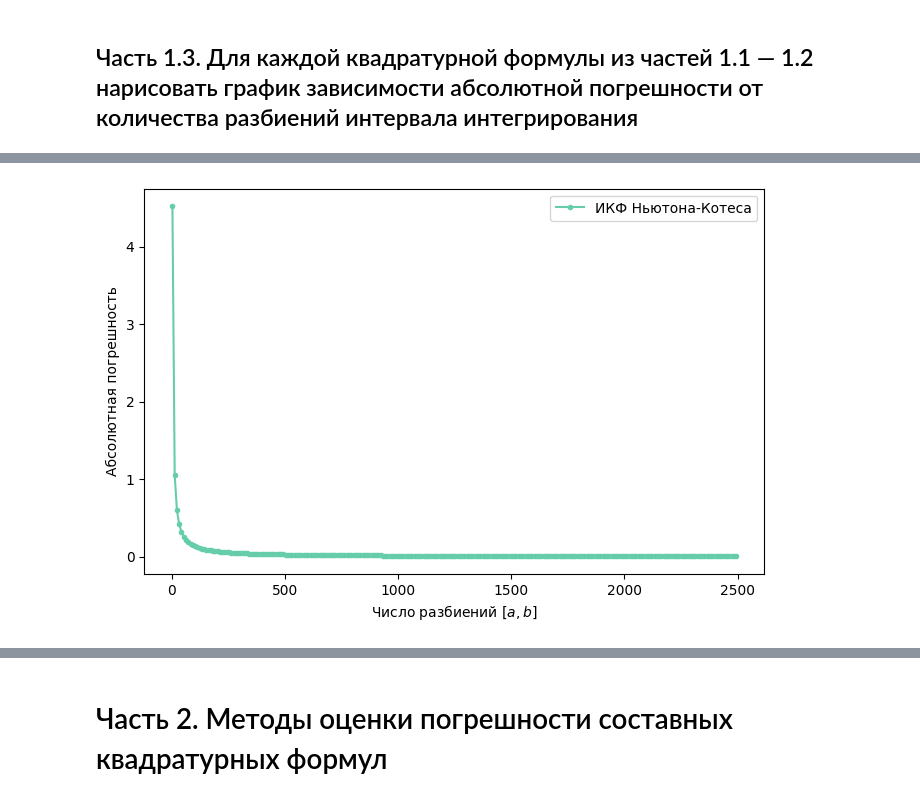
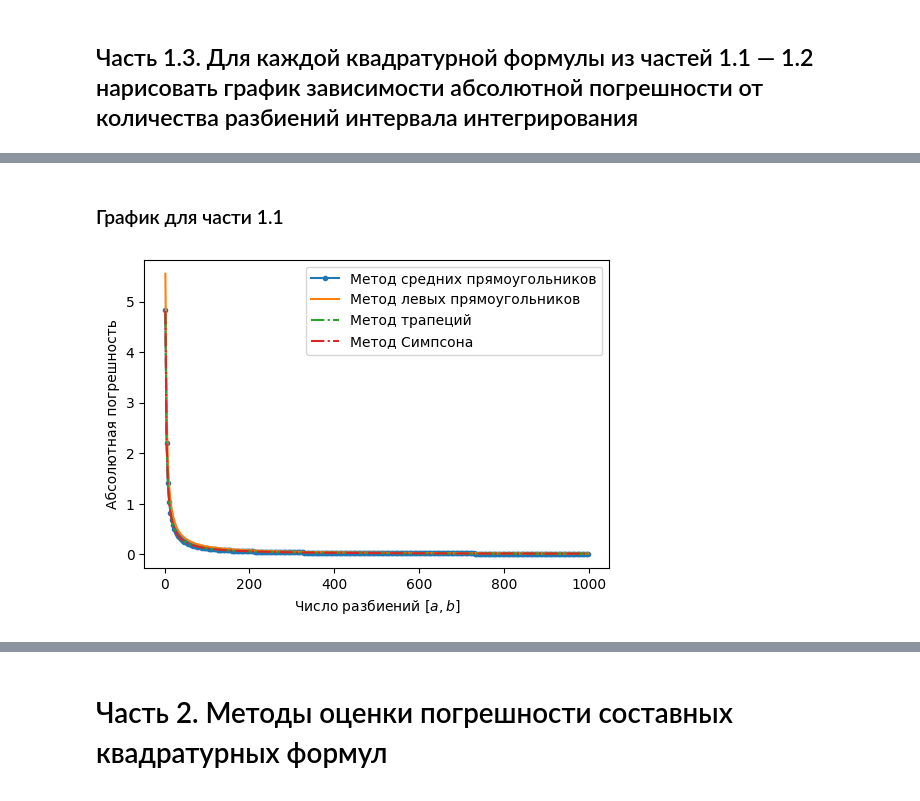
Before and after one commit to verse-chorus/NumericalMethodsSPbU, a Jupyter notebook: integration.ipynb, the cells around one changed output, grey strips where cells are left out. Cells and saved outputs as stored; diff of their text form; code cells hidden in the pictures.

```diff
--- a/integration.ipynb
+++ b/integration.ipynb
@@ -326,20 +322,25 @@ plt.show()
-# %%
-v1,v2=[],[]
-ii=[]
-# integrate (3*cos(3*x/2)*exp(x/4) + 4*sin(7*x/2)*exp(-3*x) + 4*x)/(x-2.5)^(2/3) dx from 2.5 to 3.3
-for i in range(3, 2500, 10):
-    ii.append(i)
-    v1.append(20.7303-newt_cot(i))
-#     v2.append(20.7303-left_sq(i))
-
-fig = plt.figure()
-
-plt.plot(ii, v1, '.-', label='ИКФ Ньютона-Котеса', color='mediumaquamarine')
-# plt.plot(ii, v2, '-', label='ИКФ Гаусса')
-
-plt.xlabel('Число разбиений $[a, b]$')
-plt.ylabel('Абсолютная погрешность')
-plt.legend(loc='best')
-plt.show()
-# %% [output]
-[figure, removed]
+# %% [markdown]
+### График для части 1.1
+# %%
+v1,v2,v3,v4=[],[],[],[]
+ii=[]
+
+for i in range(2, 1000, 3):
+    ii.append(i)
+    v1.append(7.71356710-mid_sq(i))
+    v2.append(7.71356710-left_sq(i))
+    v3.append(7.71356710-trapez(i))
+    v4.append(7.71356710-simp(i))
+
+fig = plt.figure()
+fig.size = (1,5)
+plt.plot(ii, v1, '.-', label='Метод средних прямоугольников')
+plt.plot(ii, v2, '-', label='Метод левых прямоугольников')
+plt.plot(ii, v3, '-.', label='Метод трапеций')
+plt.plot(ii, v4, '-.', label='Метод Симпсона')
+plt.xlabel('Число разбиений $[a, b]$')
+plt.ylabel('Абсолютная погрешность')
+plt.legend(loc='best')
+plt.show()
+# %% [output]
+[figure, added]
```
Also changed, not shown: parts of 56 cells of this notebook.
